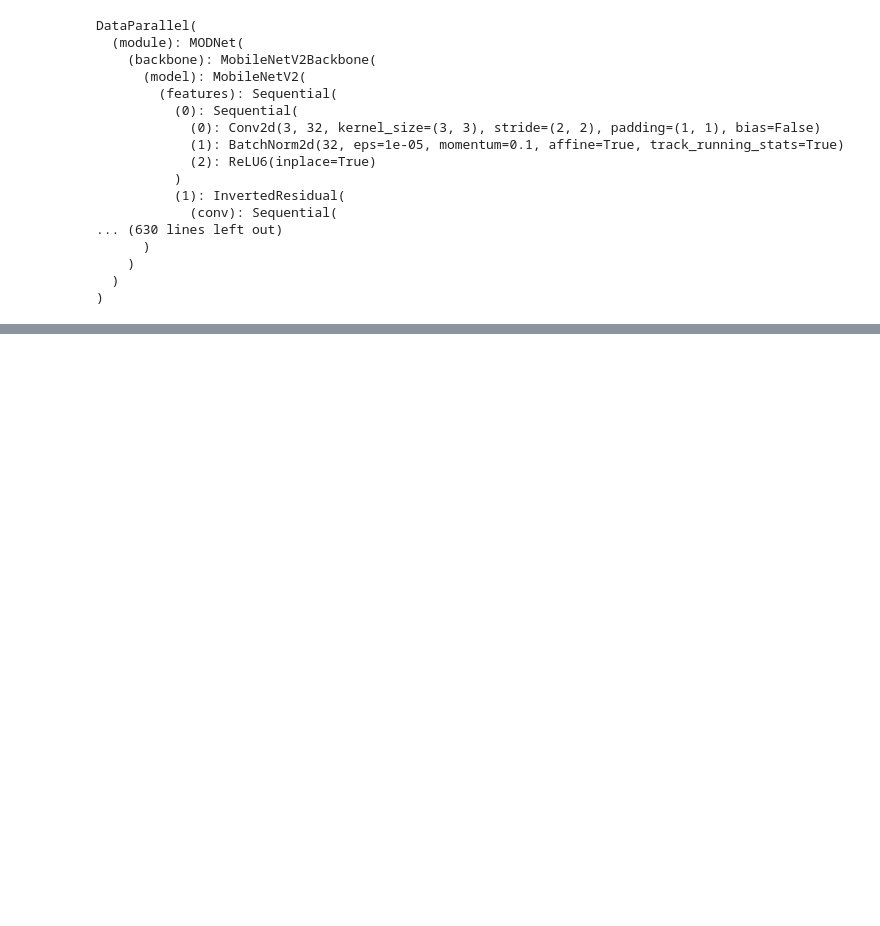
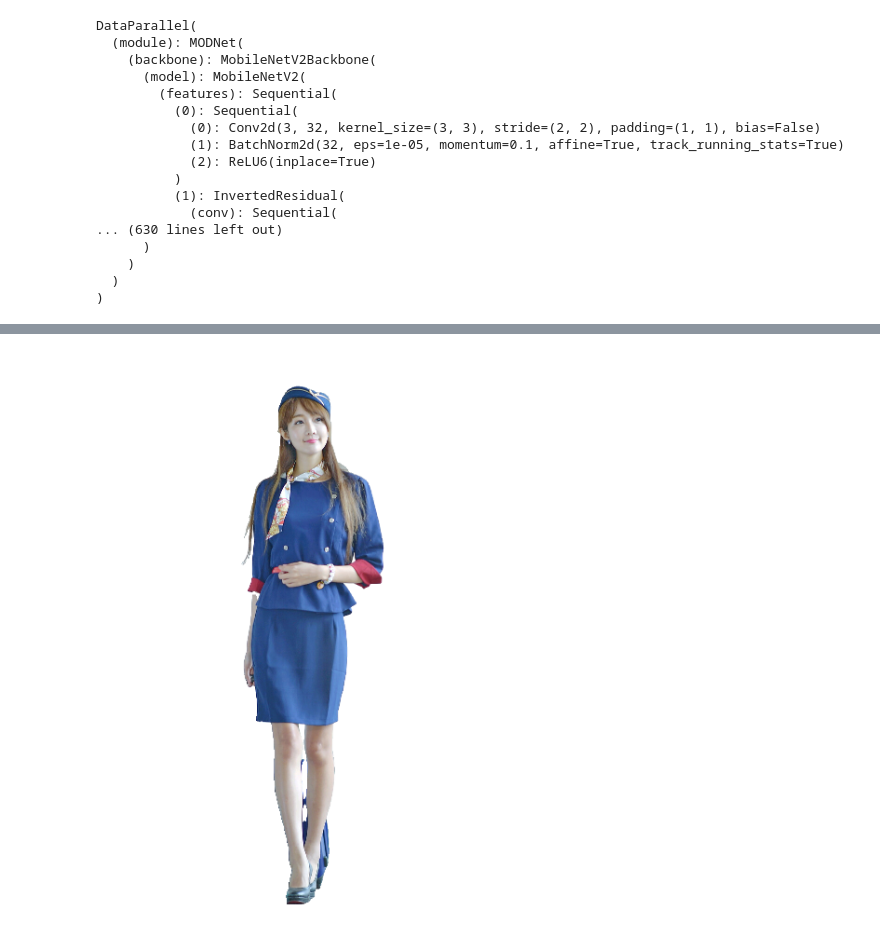
Before and after one commit to shizidushu/MODNet, a Jupyter notebook: lab.ipynb, the cells around one changed output, grey strips where cells are left out. Cells and saved outputs as stored; diff of their text form; code cells hidden in the pictures; blank space fills up the shorter version.

```diff
--- a/lab.ipynb
+++ b/lab.ipynb
@@ -56 +75,6 @@ _, _, matte_tensor = modnet(im_tensor.cuda(), True)
+# %%
+inverse_img_ori = 255 - img_ori
+Image.fromarray(255 - cv2.bitwise_and(inverse_img_ori, inverse_img_ori, mask=res ))
+# %% [output]
+[figure, added]
 # %%
```
Also changed, not shown: parts of 7 cells of this notebook, 1 other file.
